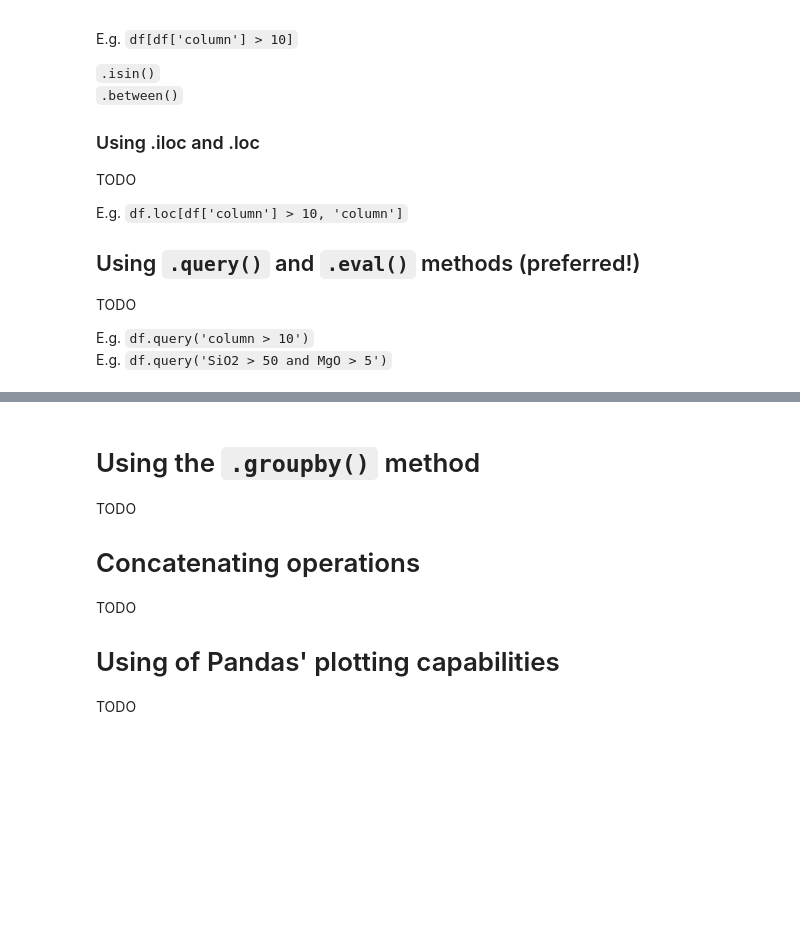
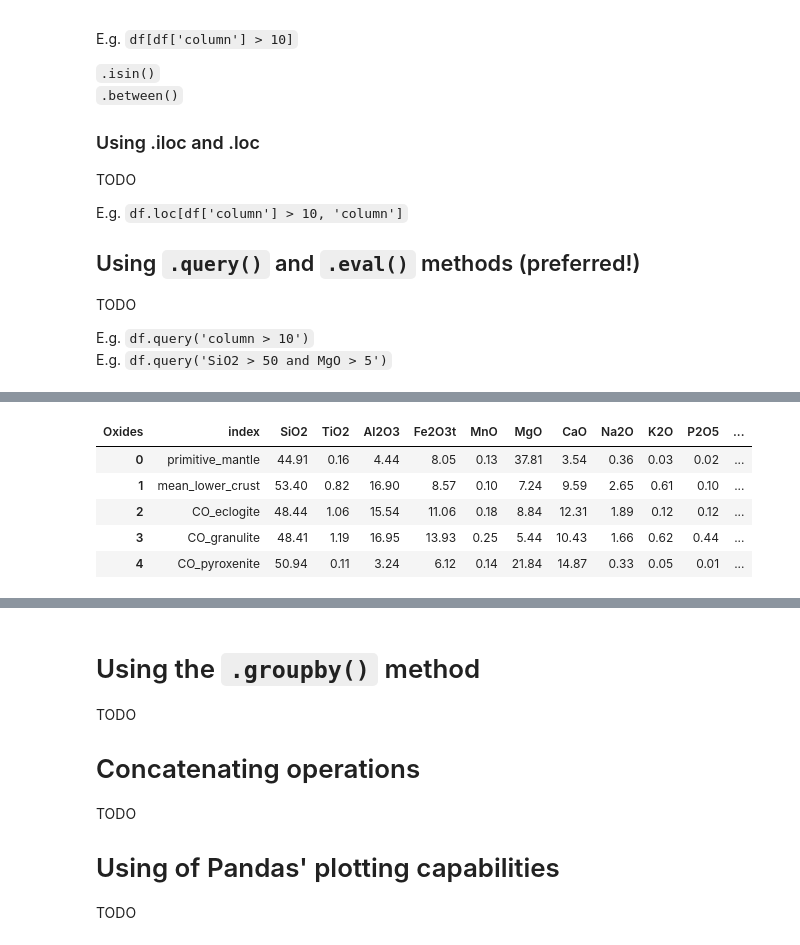
Before and after one commit to marcoalopez/Python_course, a Jupyter notebook: notebooks/Pandas_walkthrough.ipynb, the cells around one changed output, grey strips where cells are left out. Cells and saved outputs as stored; diff of their text form; code cells hidden in the pictures; blank space fills up the shorter version.

```diff
--- a/notebooks/Pandas_walkthrough.ipynb
+++ b/notebooks/Pandas_walkthrough.ipynb
@@ -339,0 +320,4 @@ new_table
+# %%
+# you actually modified the DataFrame
+dataset = dataset.dropna(axis='columns', how='all')
+dataset.head(2)
@@ -391,0 +384,10 @@ E.g. ``df.query('SiO2 > 50 and MgO > 5')``
+# %%
+new_table = pd.pivot_table(dataset, columns=['Oxides'], sort=False).reset_index()
+new_table
+# %% [output]
+| Oxides | index | SiO2 | TiO2 | Al2O3 | Fe2O3t | MnO | MgO | CaO | Na2O | K2O | P2O5 | ... |
+| 0 | primitive_mantle | 44.91 | 0.16 | 4.44 | 8.05 | 0.13 | 37.81 | 3.54 | 0.36 | 0.03 | 0.02 | ... |
+| 1 | mean_lower_crust | 53.40 | 0.82 | 16.90 | 8.57 | 0.10 | 7.24 | 9.59 | 2.65 | 0.61 | 0.10 | ... |
+| 2 | CO_eclogite | 48.44 | 1.06 | 15.54 | 11.06 | 0.18 | 8.84 | 12.31 | 1.89 | 0.12 | 0.12 | ... |
+| 3 | CO_granulite | 48.41 | 1.19 | 16.95 | 13.93 | 0.25 | 5.44 | 10.43 | 1.66 | 0.62 | 0.44 | ... |
+| 4 | CO_pyroxenite | 50.94 | 0.11 | 3.24 | 6.12 | 0.14 | 21.84 | 14.87 | 0.33 | 0.05 | 0.01 | ... |
```
Also changed, not shown: parts of 12 cells of this notebook.
